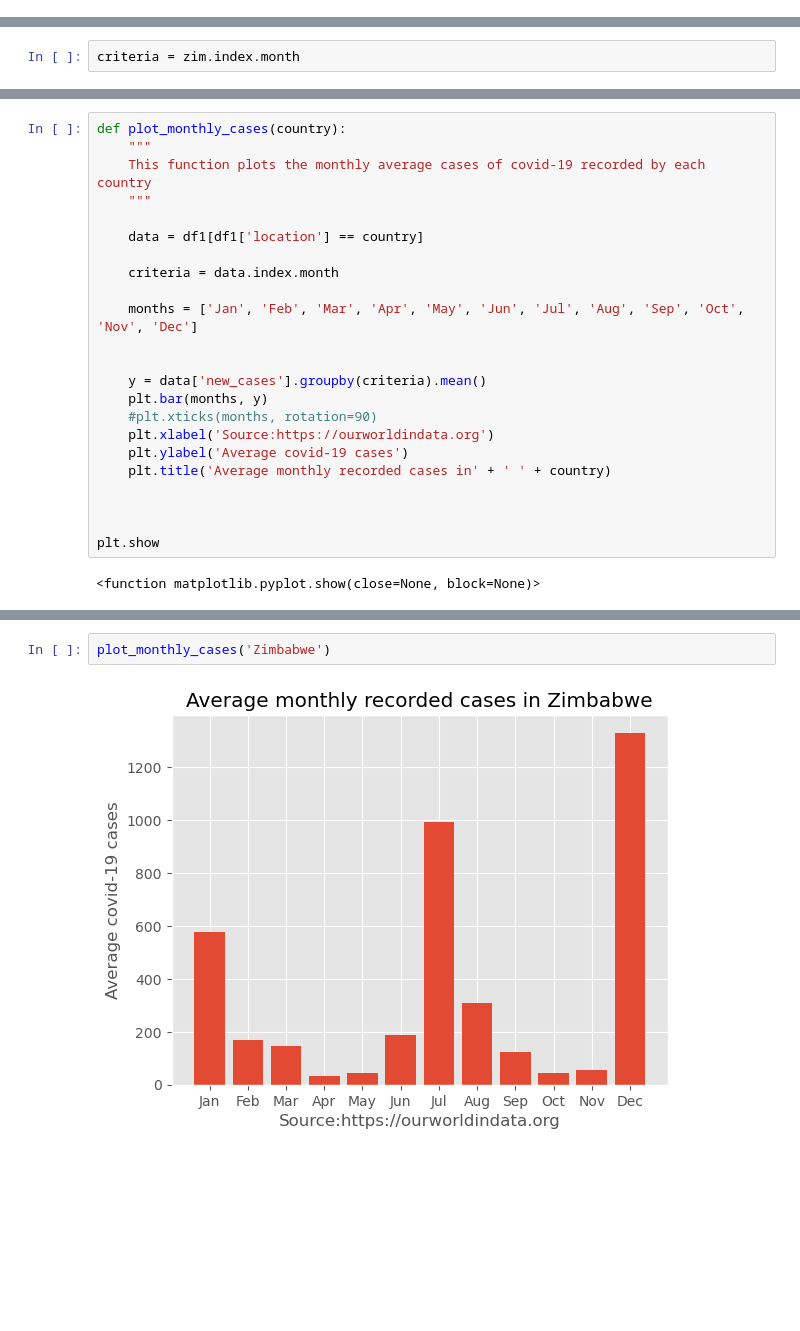
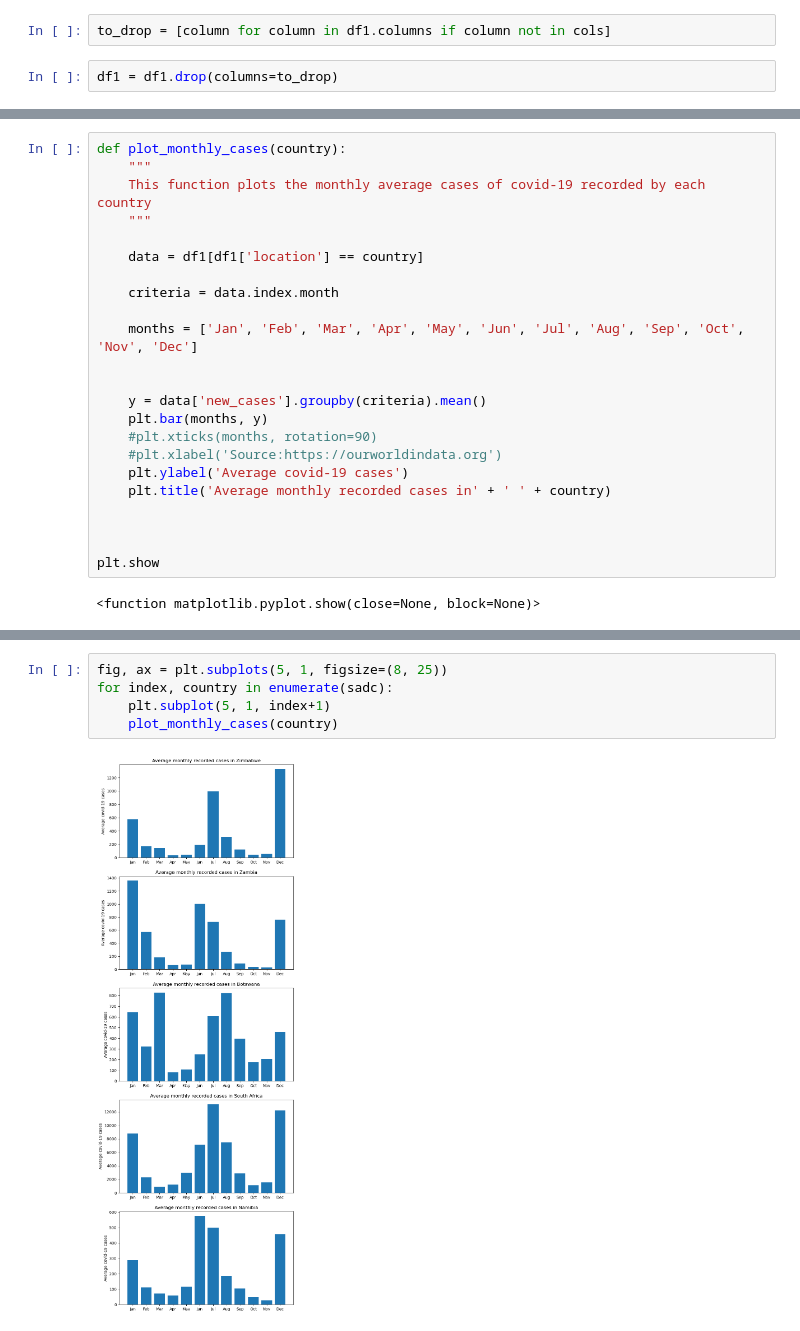
Before and after one commit to brilliantChikanya/covid_19, a Jupyter notebook: sadc_covid_profile.ipynb, the cells around one changed output, grey strips where cells are left out. Drawn from its saved outputs; the diff is of its cells as text; blank space fills up the shorter version.

Commit message:
modified sadc_covid_profile

```diff
--- a/sadc_covid_profile.ipynb
+++ b/sadc_covid_profile.ipynb
@@ -88,3 +71,7 @@ memory usage: 2.0+ MB
+# %%
+to_drop = [column for column in df1.columns if column not in cols]
+# %%
+df1 = df1.drop(columns=to_drop)
 # %%
 df1[::100]
 # %% [output]
@@ -133,2 +95,0 @@ zim.head()
-# %%
-criteria = zim.index.month
@@ -148,7 +111,7 @@ def plot_monthly_cases(country):
     y = data['new_cases'].groupby(criteria).mean()
     plt.bar(months, y)
     #plt.xticks(months, rotation=90)
-    plt.xlabel('Source:https://ourworldindata.org')
+    #plt.xlabel('Source:https://ourworldindata.org')
     plt.ylabel('Average covid-19 cases')
     plt.title('Average monthly recorded cases in' + ' ' + country)
 
@@ -160,4 +125,7 @@ plt.show
 # %%
-plot_monthly_cases('Zimbabwe')
+fig, ax = plt.subplots(5, 1, figsize=(8, 25))
+for index, country in enumerate(sadc):
+    plt.subplot(5, 1, index+1)
+    plot_monthly_cases(country)
 # %% [output]
-[figure, old version]
+[figure, new version]
```
Also changed, not shown: parts of 26 cells of this notebook.
